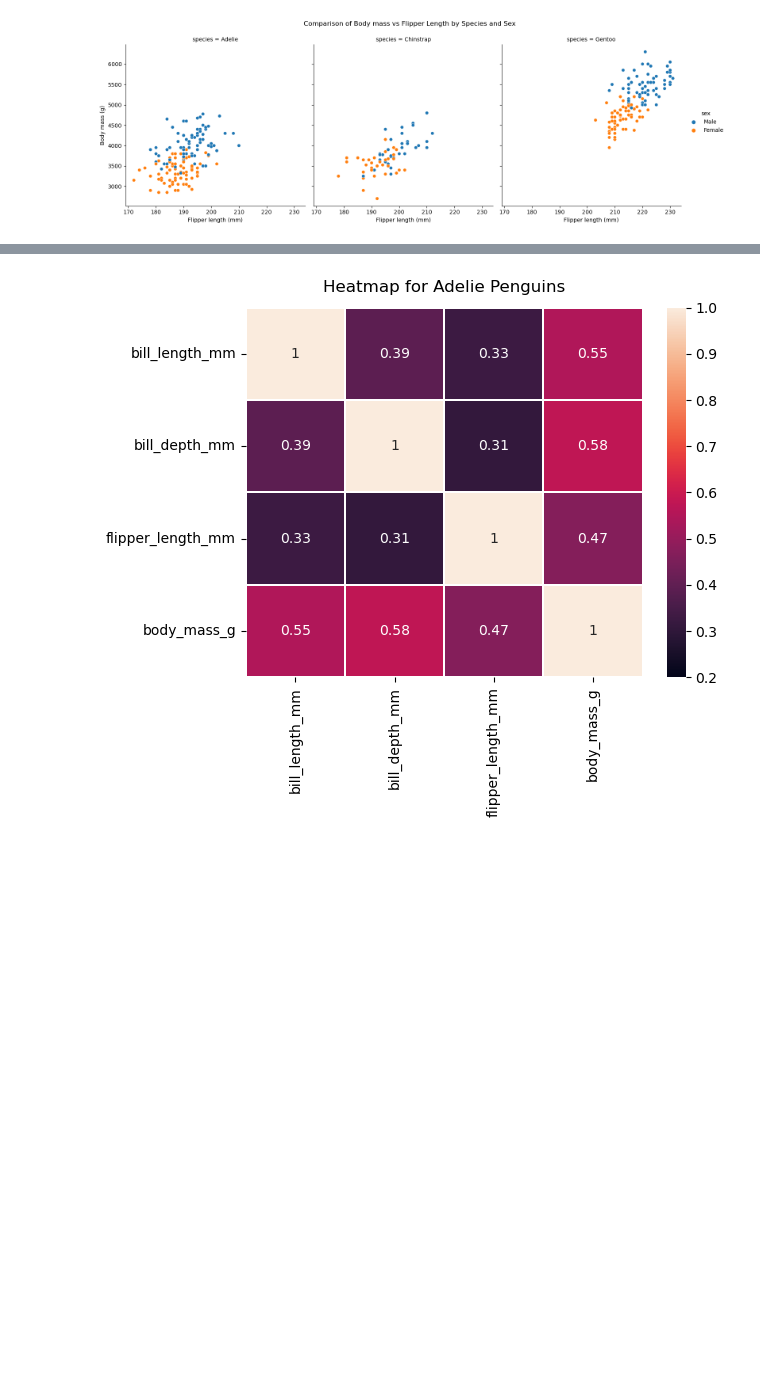
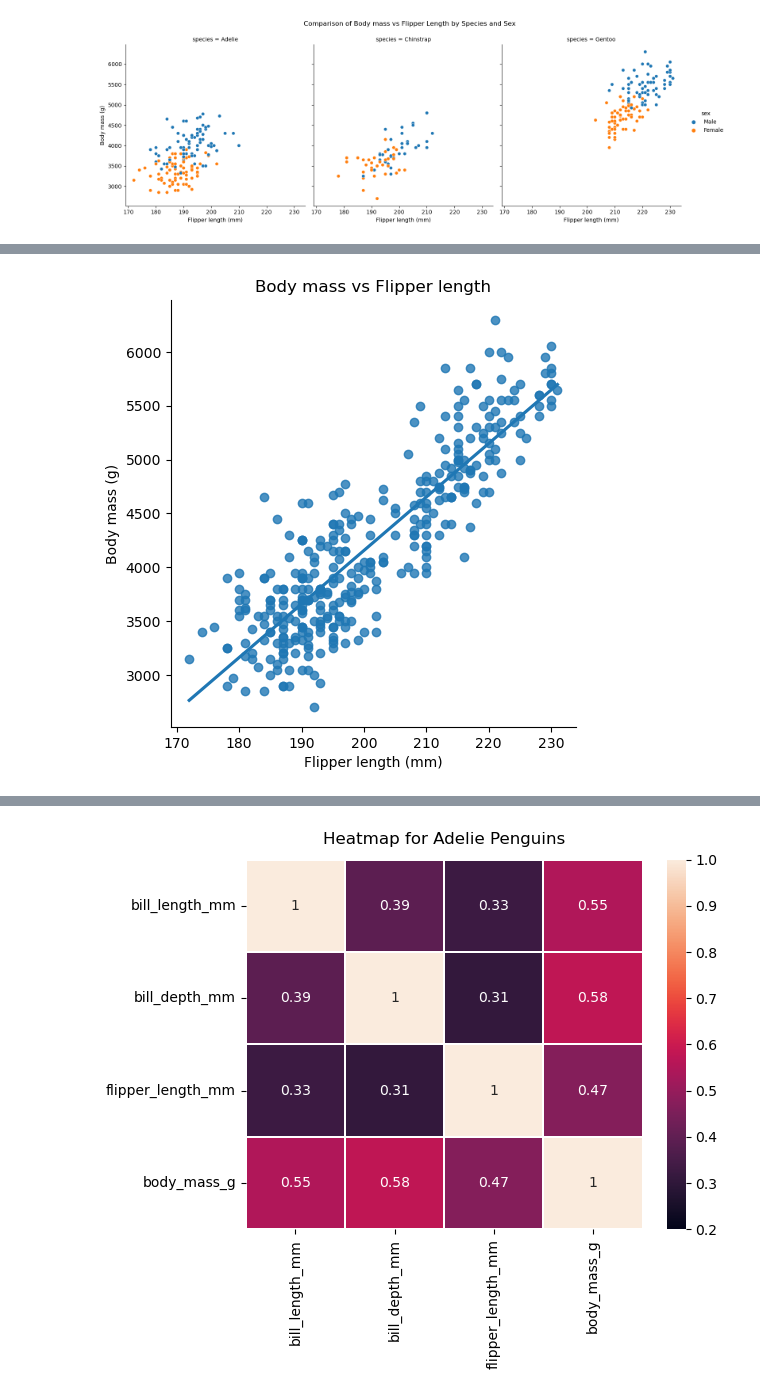
Before and after one commit to IreneKilgannon/DataAnalytics, a Jupyter notebook: penguins.ipynb, the cells around one changed output, grey strips where cells are left out. Saved outputs shown, nothing was run; the diff lists cells and outputs as text; code cells hidden in the pictures; blank space fills up the shorter version.

```diff
--- a/penguins.ipynb
+++ b/penguins.ipynb
@@ -574,0 +574,13 @@ penguins['body_mass_g'].corr(penguins['flipper_length_mm'])
+# %%
+# Using seaborn lmplot to check that there is a linear relationship
+sns.lmplot(x = 'flipper_length_mm', y = 'body_mass_g', data = penguins, ci = None)
+
+# Adding title, x and y labels to the plot.
+plt.title('Body mass vs Flipper length')
+plt.xlabel('Flipper length (mm)')
+plt.ylabel('Body mass (g)')
+
+# Display the plot
+plt.show()
+# %% [output]
+[figure, added]
```
Also changed, not shown: parts of 35 cells of this notebook.
